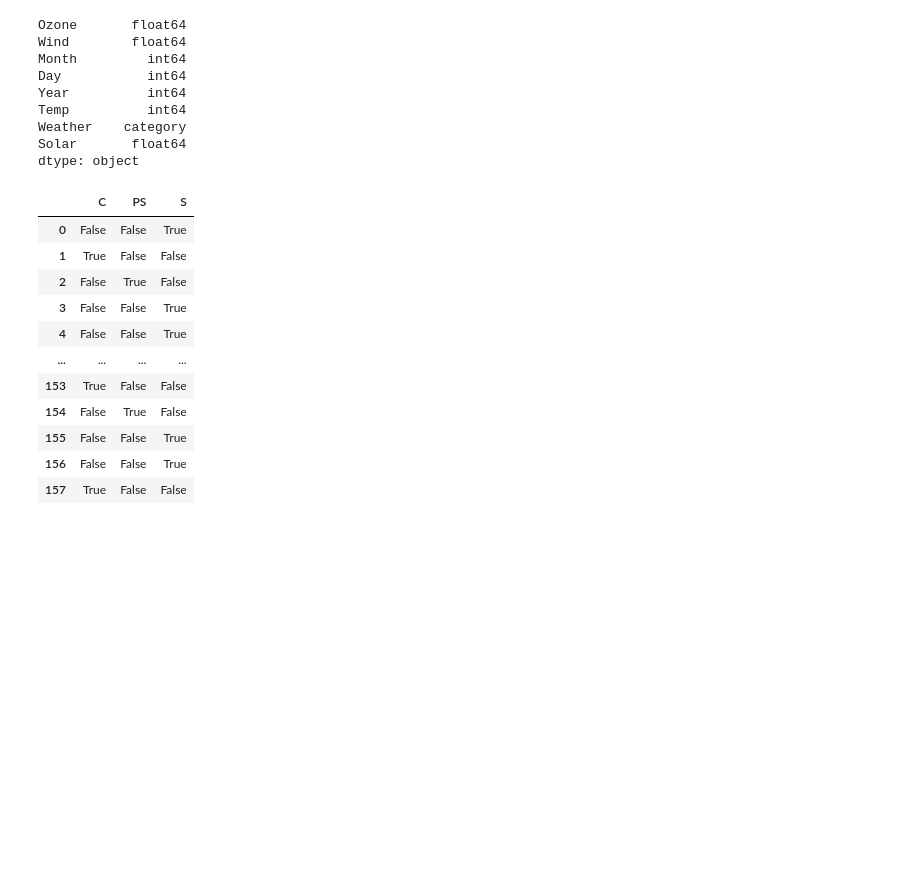
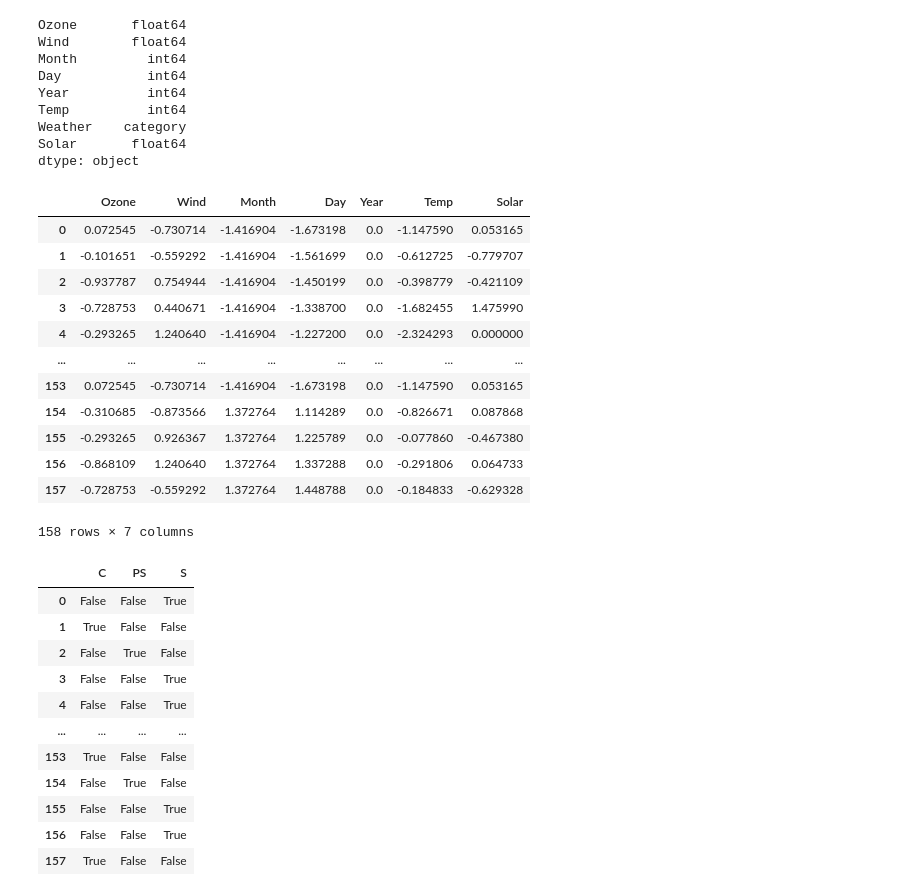
Before and after one commit to Smita2597/ds-repo, a Jupyter notebook: EDA/EDA.ipynb, the cells around one changed output. Drawn from its saved outputs; the diff is of its cells as text; code cells hidden in the pictures; blank space fills up the shorter version.

```diff
--- a/EDA/EDA.ipynb
+++ b/EDA/EDA.ipynb
@@ -227,4 +227,21 @@ dtype: object
 # %%
 scaler = StandardScaler()
 scaled_df = scaler.fit_transform(df.select_dtypes(np.number))
+scaled_df = pd.DataFrame(scaled_df,columns=df.select_dtypes(np.number).columns)
+# %%
+scaled_df
+# %% [output]
+|  | Ozone | Wind | Month | Day | Year | Temp | Solar |
+| 0 | 0.072545 | -0.730714 | -1.416904 | -1.673198 | 0.0 | -1.147590 | 0.053165 |
+| 1 | -0.101651 | -0.559292 | -1.416904 | -1.561699 | 0.0 | -0.612725 | -0.779707 |
+| 2 | -0.937787 | 0.754944 | -1.416904 | -1.450199 | 0.0 | -0.398779 | -0.421109 |
+| 3 | -0.728753 | 0.440671 | -1.416904 | -1.338700 | 0.0 | -1.682455 | 1.475990 |
+| 4 | -0.293265 | 1.240640 | -1.416904 | -1.227200 | 0.0 | -2.324293 | 0.000000 |
+| ... | ... | ... | ... | ... | ... | ... | ... |
+| 153 | 0.072545 | -0.730714 | -1.416904 | -1.673198 | 0.0 | -1.147590 | 0.053165 |
+| 154 | -0.310685 | -0.873566 | 1.372764 | 1.114289 | 0.0 | -0.826671 | 0.087868 |
+| 155 | -0.293265 | 0.926367 | 1.372764 | 1.225789 | 0.0 | -0.077860 | -0.467380 |
+| 156 | -0.868109 | 1.240640 | 1.372764 | 1.337288 | 0.0 | -0.291806 | 0.064733 |
+| 157 | -0.728753 | -0.559292 | 1.372764 | 1.448788 | 0.0 | -0.184833 | -0.629328 |
+158 rows × 7 columns
 # %%
```
Also changed, not shown: parts of 1 cell of this notebook, 3 other files.
